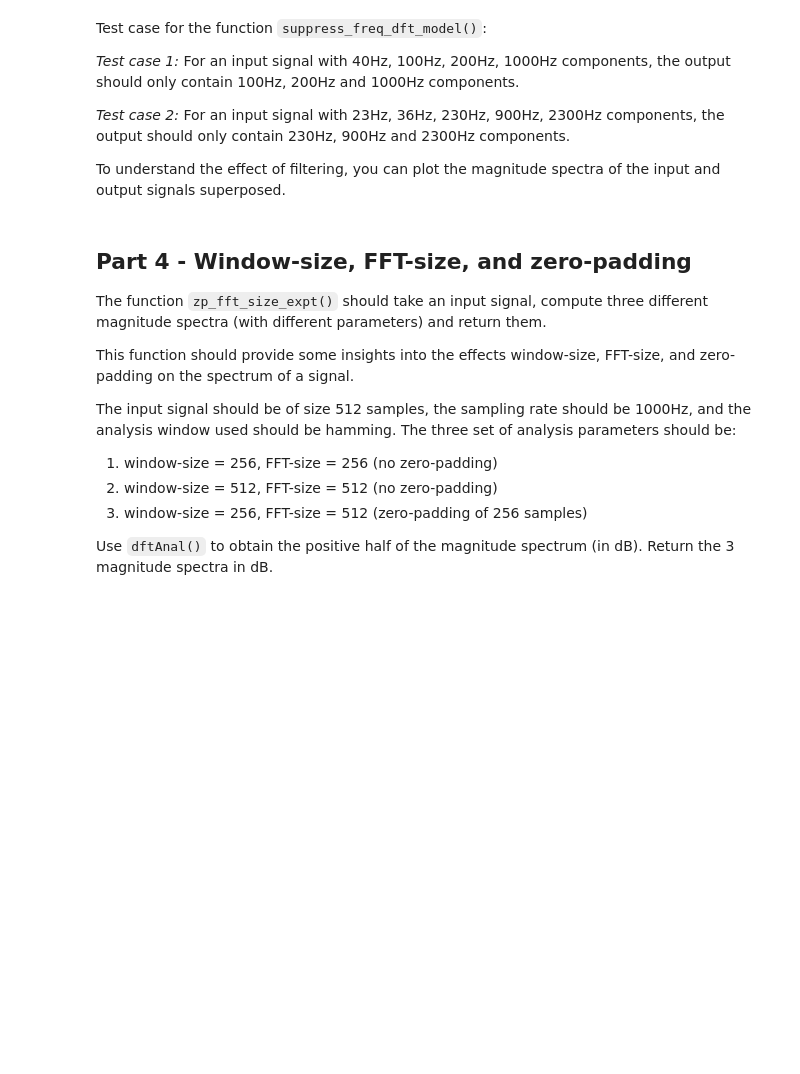
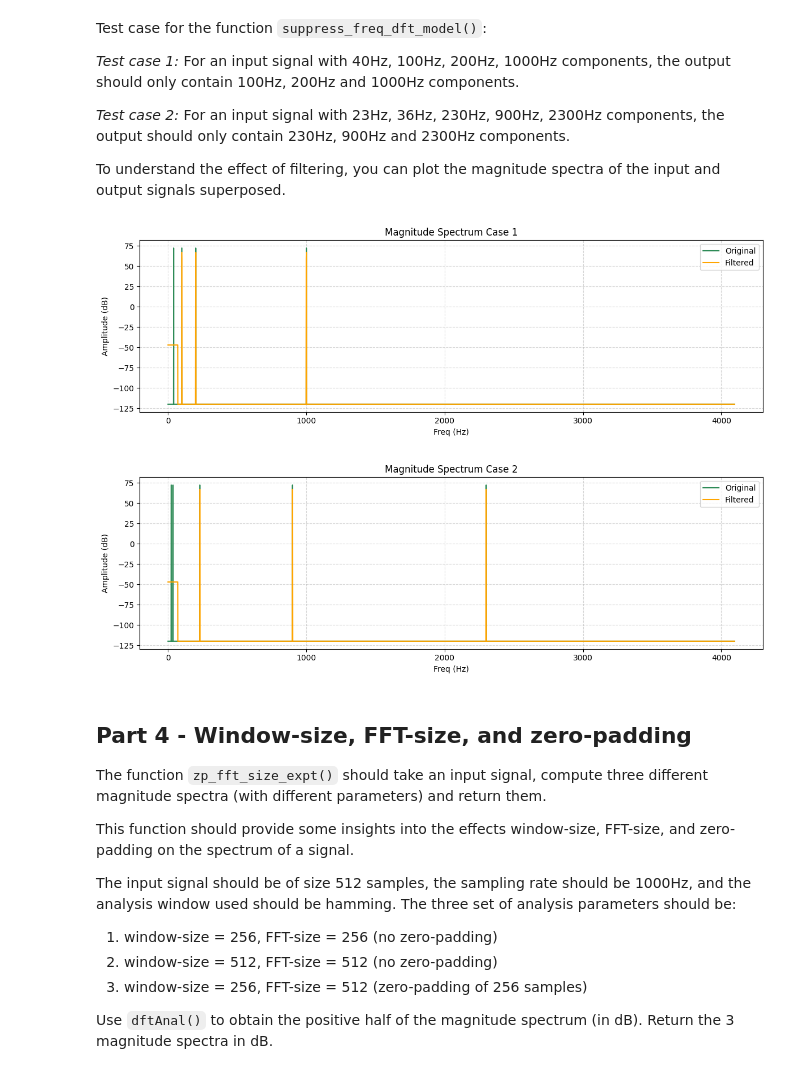
Before and after one commit to inesbroto/sms-tools-materials, a Jupyter notebook: exercises/E3-Fourier-properties.ipynb, the cells around one changed output. Drawn from its saved outputs; the diff is of its cells as text; code cells hidden in the pictures; blank space fills up the shorter version.

```diff
--- a/exercises/E3-Fourier-properties.ipynb
+++ b/exercises/E3-Fourier-properties.ipynb
@@ -269,4 +311,23 @@ def suppress_freq_dft_model(x, fs, N):
     ### Your code here
+# %%
+def plot_overlapped_magnSpec(spec1, spec2, fs, case_num):
+    N = len(spec1)
+    plt.figure(figsize=(12, 4))
+    spec1 = spec1[:N//2+1]
+    spec2 = spec2[:N//2+1]
+    plt.plot(np.arange(N//2+1)*(fs/N), [(i.real) for i in spec1],color='seagreen', label='Original')
+    plt.plot(np.arange(N//2+1)*(fs/N), [(i.real) for i in spec2], color='orange',  label='Filtered')
+    #spec1 = spec1[:100]
+    #spec2 = spec2[:100]
+    #plt.plot(np.arange(100)*(fs/N), [(i.real) for i in spec1],color='seagreen', label='Original')
+    #plt.plot(np.arange(100)*(fs/N), [(i.real) for i in spec2], color='orange',  label='Filtered')
+    plt.title(f"Magnitude Spectrum Case {case_num}")
+    plt.xlabel("Freq (Hz)")
+    plt.ylabel("Amplitude (dB)")
+    plt.grid(True, linestyle='--', alpha=0.5)
+    plt.legend()
+    plt.tight_layout()
+    plt.show()
 # %% [markdown]
 Test case for the function `suppress_freq_dft_model()`:
 
@@ -283,3 +339,39 @@ To understand the effect of filtering, you can plot the magnitude spectra of the
+# %%
+# E3 - 3.2: Compute the input signals proposed above and plot their magnitude spectra (x-axis in Hz),
+# call the function suppress_freq_dft_model(), and plot the magnitude spectra of the output signals
+
+### Your code here
+fs =  8192 # has to be greater than 2300*2+1
+len_sec=1
+len_sampl=len_sec*fs
+
+N = 8192 #ftt length
+
+sig1_freqs = [40, 100, 200, 1000]
+sig1 = np.sum([np.cos(2*np.pi*f*np.arange(len_sampl)/fs) for f in sig1_freqs], axis=0)
+x_synth1 = suppress_freq_dft_model(sig1, fs, N )
+
+
+X_sig1 = fft(x=sig1, n=N)
+X_sig1_db = 20 * np.log10(abs(X_sig1)+1e-6)
+X_synth1 = fft(x=x_synth1, n=N)
+X_synth1_db = 20 * np.log10(abs(X_synth1)+1e-6)
+plot_overlapped_magnSpec(X_sig1_db,X_synth1_db, fs, case_num='1')
+
+
+sig2_freqs = [23, 36, 230, 900, 2300]
+sig2= np.sum([np.cos(2*np.pi*f*np.arange(len_sampl)/fs) for f in sig2_freqs], axis=0)
+x_synth2 = suppress_freq_dft_model(sig2, fs,N )
+
+
+X_sig2 = fft(x=sig2, n=N)
+X_sig2_db = 20 * np.log10((abs(X_sig2)+1e-6))
+X_synth2 = fft(x=x_synth2, n=N)
+X_synth2_db = 20 * np.log10(abs(X_synth2)+1e-6)
+plot_overlapped_magnSpec(X_sig2_db,X_synth2_db, fs,case_num='2')
+# %% [output]
+[figure, added]
+[figure, added]
 # %% [markdown]
 ## Part 4 - Window-size, FFT-size, and zero-padding
 
```
Also changed, not shown: parts of 11 cells of this notebook.
